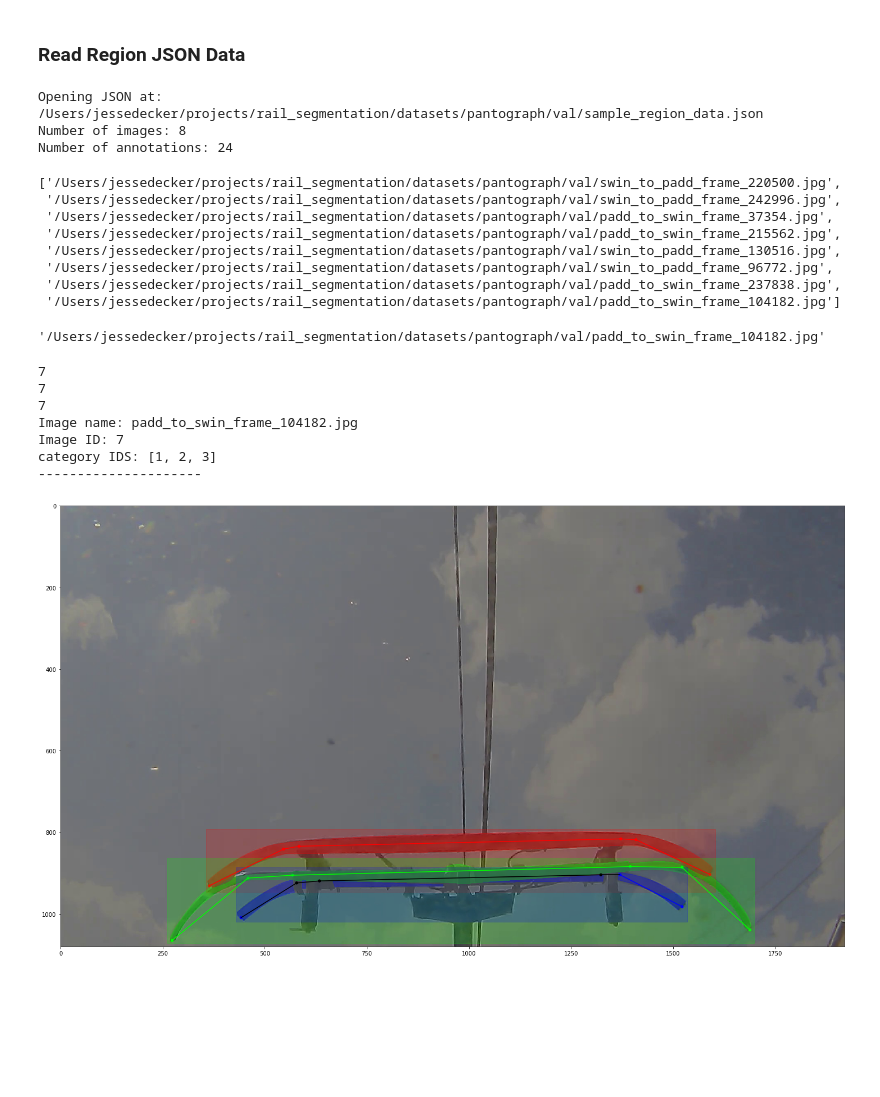
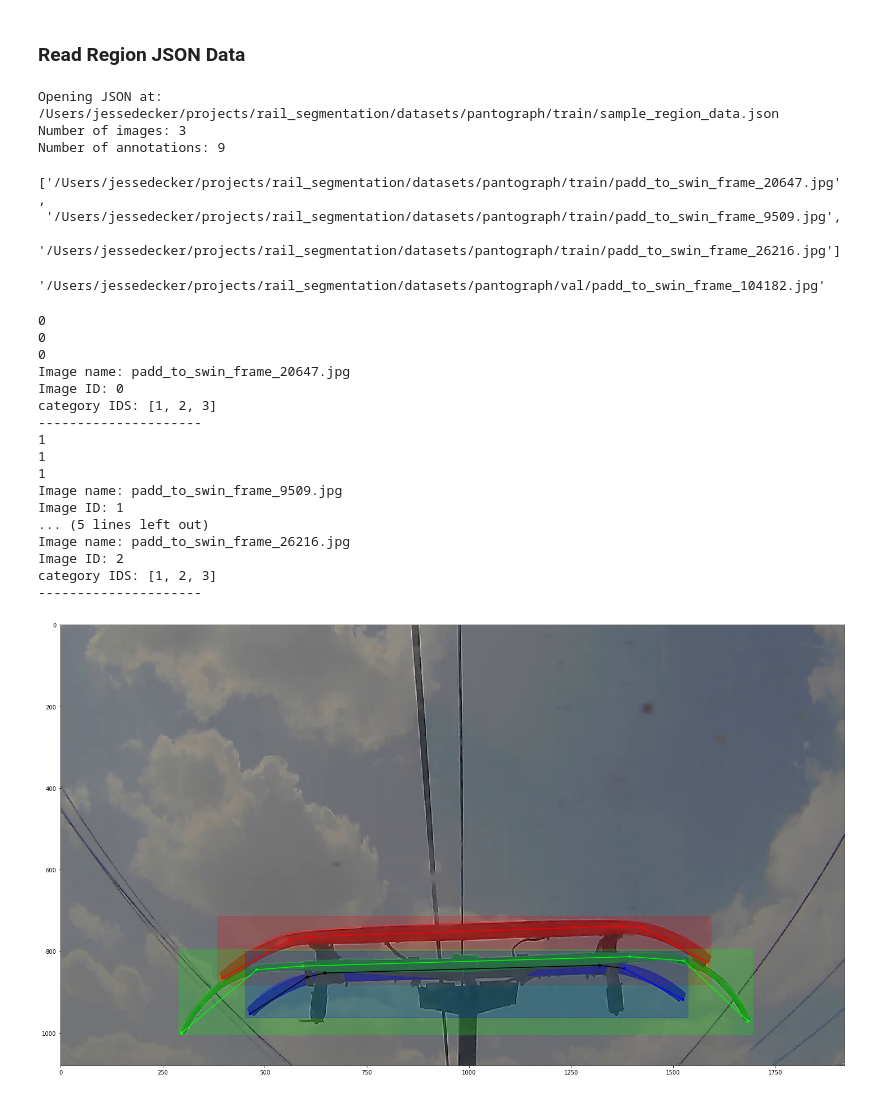
Before and after one commit to jdecker77/GCP_Test, a Jupyter notebook: dev/draw_annotations.ipynb, the cells around one changed output. Drawn from its saved outputs; the diff is of its cells as text; code cells hidden in the pictures; blank space fills up the shorter version.

Commit message:
Added Images

```diff
--- a/dev/draw_annotations.ipynb
+++ b/dev/draw_annotations.ipynb
@@ -208,7 +208,7 @@ Check current number saved images in train/val/test
 folders = ['train','test','val']
 
 # Set path to root directory for saving images
-PATH_TO_JSON_FILE = '/Users/jessedecker/projects/rail_segmentation/datasets/pantograph/'+folders[2]+'/sample_region_data.json'
+PATH_TO_JSON_FILE = '/Users/jessedecker/projects/rail_segmentation/datasets/pantograph/'+folders[0]+'/sample_region_data.json'
 print('Opening JSON at:',PATH_TO_JSON_FILE)
 
 obj = ReadJSON(PATH_TO_JSON_FILE)
@@ -221,21 +221,16 @@ print('Number of annotations:',len(annotations))
 
 categories = obj['categories']
 # %% [output]
-Opening JSON at: /Users/jessedecker/projects/rail_segmentation/datasets/pantograph/val/sample_region_data.json
-Number of images: 8
-Number of annotations: 24
+Opening JSON at: /Users/jessedecker/projects/rail_segmentation/datasets/pantograph/train/sample_region_data.json
+Number of images: 3
+Number of annotations: 9
 # %%
 paths = [i['path'] for i in images]
 paths
 # %% [output]
-['/Users/jessedecker/projects/rail_segmentation/datasets/pantograph/val/swin_to_padd_frame_220500.jpg',
- '/Users/jessedecker/projects/rail_segmentation/datasets/pantograph/val/swin_to_padd_frame_242996.jpg',
- '/Users/jessedecker/projects/rail_segmentation/datasets/pantograph/val/padd_to_swin_frame_37354.jpg',
- '/Users/jessedecker/projects/rail_segmentation/datasets/pantograph/val/padd_to_swin_frame_215562.jpg',
- '/Users/jessedecker/projects/rail_segmentation/datasets/pantograph/val/swin_to_padd_frame_130516.jpg',
- '/Users/jessedecker/projects/rail_segmentation/datasets/pantograph/val/swin_to_padd_frame_96772.jpg',
- '/Users/jessedecker/projects/rail_segmentation/datasets/pantograph/val/padd_to_swin_frame_237838.jpg',
- '/Users/jessedecker/projects/rail_segmentation/datasets/pantograph/val/padd_to_swin_frame_104182.jpg']
+['/Users/jessedecker/projects/rail_segmentation/datasets/pantograph/train/padd_to_swin_frame_20647.jpg',
+ '/Users/jessedecker/projects/rail_segmentation/datasets/pantograph/train/padd_to_swin_frame_9509.jpg',
+ '/Users/jessedecker/projects/rail_segmentation/datasets/pantograph/train/padd_to_swin_frame_26216.jpg']
 # %%
 paths[-1]
 # %% [output]
@@ -243,19 +238,29 @@ paths[-1]
 # %%
 # 1=front_bar,2=middle_bar, 3=rear_bar
 categories = [1,2,3]
 
 # 1=bbox,2=masks, 3=keypoints
 annotations = [1,2,3]
 
-for path in [paths[-1]]:
-# for path in paths:
+# for path in [paths]:
+for path in paths:
     DrawAnnotations(path, categories, annotations,PATH_TO_JSON_FILE)
 # %% [output]
-7
-7
-7
-Image name: padd_to_swin_frame_104182.jpg
-Image ID: 7
+0
+0
+0
+Image name: padd_to_swin_frame_20647.jpg
+Image ID: 0
 category IDS: [1, 2, 3]
 ---------------------
+1
+1
+1
+Image name: padd_to_swin_frame_9509.jpg
+Image ID: 1
+... (5 lines left out)
+Image name: padd_to_swin_frame_26216.jpg
+Image ID: 2
+category IDS: [1, 2, 3]
+---------------------
-[figure, old version]
+[figure, new version]
```
Also changed, not shown: parts of 1 cell of this notebook, 57 other files.
